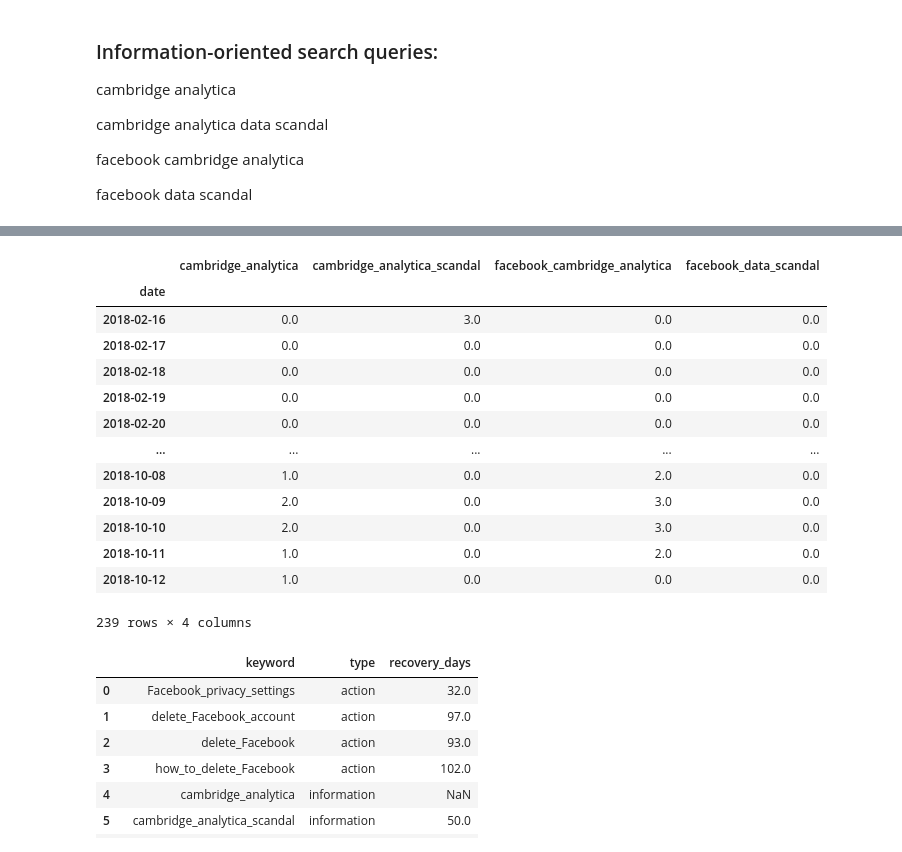
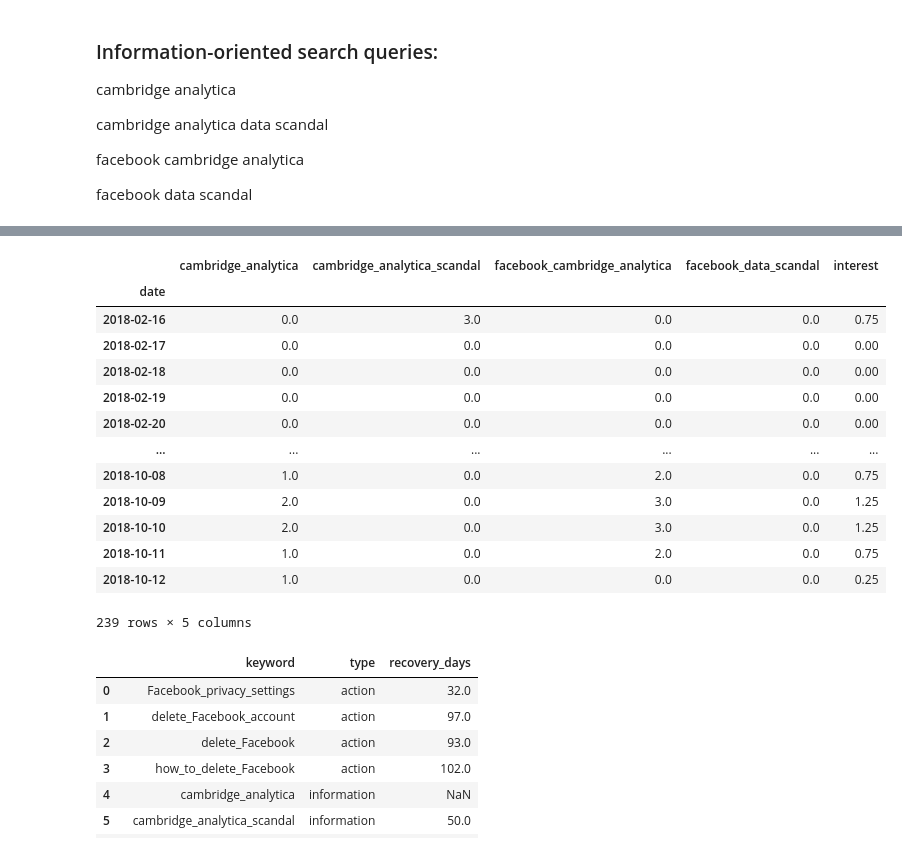
Before and after one commit to Nellibot1/The-Privacy-attention-and-Behavioural-response-to-the-Cambridge-Analytica-Scandal, a Jupyter notebook: src/H3.ipynb, the cells around one changed output, grey strips where cells are left out. Saved outputs shown, nothing was run; the diff lists cells and outputs as text; code cells hidden in the pictures.

```diff
--- a/src/H3.ipynb
+++ b/src/H3.ipynb
@@ -87,25 +88,26 @@ action_df
 # %%
 information_df = pd.DataFrame()
 col_names = ["cambridge_analytica", "cambridge_analytica_scandal", "facebook_cambridge_analytica", "facebook_data_scandal"]
 for i, path in enumerate(paths_information):
     information_df = add_csv_to_df(path, col_names[i], information_df)
+information_df = information_df.fillna(0)
 
-information_df = information_df.fillna(0)
+information_df["interest"] = information_df.mean(axis = 1)
 information_df
 # %% [output]
-|  | cambridge_analytica | cambridge_analytica_scandal | facebook_cambridge_analytica | facebook_data_scandal |
-| date |  |  |  |  |
-| 2018-02-16 | 0.0 | 3.0 | 0.0 | 0.0 |
-| 2018-02-17 | 0.0 | 0.0 | 0.0 | 0.0 |
-| 2018-02-18 | 0.0 | 0.0 | 0.0 | 0.0 |
-| 2018-02-19 | 0.0 | 0.0 | 0.0 | 0.0 |
-| 2018-02-20 | 0.0 | 0.0 | 0.0 | 0.0 |
-| ... | ... | ... | ... | ... |
-| 2018-10-08 | 1.0 | 0.0 | 2.0 | 0.0 |
-| 2018-10-09 | 2.0 | 0.0 | 3.0 | 0.0 |
-| 2018-10-10 | 2.0 | 0.0 | 3.0 | 0.0 |
-| 2018-10-11 | 1.0 | 0.0 | 2.0 | 0.0 |
-| 2018-10-12 | 1.0 | 0.0 | 0.0 | 0.0 |
+|  | cambridge_analytica | cambridge_analytica_scandal | facebook_cambridge_analytica | facebook_data_scandal | interest |
+| date |  |  |  |  |  |
+| 2018-02-16 | 0.0 | 3.0 | 0.0 | 0.0 | 0.75 |
+| 2018-02-17 | 0.0 | 0.0 | 0.0 | 0.0 | 0.00 |
+| 2018-02-18 | 0.0 | 0.0 | 0.0 | 0.0 | 0.00 |
+| 2018-02-19 | 0.0 | 0.0 | 0.0 | 0.0 | 0.00 |
+| 2018-02-20 | 0.0 | 0.0 | 0.0 | 0.0 | 0.00 |
+| ... | ... | ... | ... | ... | ... |
+| 2018-10-08 | 1.0 | 0.0 | 2.0 | 0.0 | 0.75 |
+| 2018-10-09 | 2.0 | 0.0 | 3.0 | 0.0 | 1.25 |
+| 2018-10-10 | 2.0 | 0.0 | 3.0 | 0.0 | 1.25 |
+| 2018-10-11 | 1.0 | 0.0 | 2.0 | 0.0 | 0.75 |
+| 2018-10-12 | 1.0 | 0.0 | 0.0 | 0.0 | 0.25 |
-239 rows × 4 columns
+239 rows × 5 columns
 # %%
 event_date = pd.Timestamp("2018-3-17")
```
Also changed, not shown: parts of 3 cells of this notebook.
